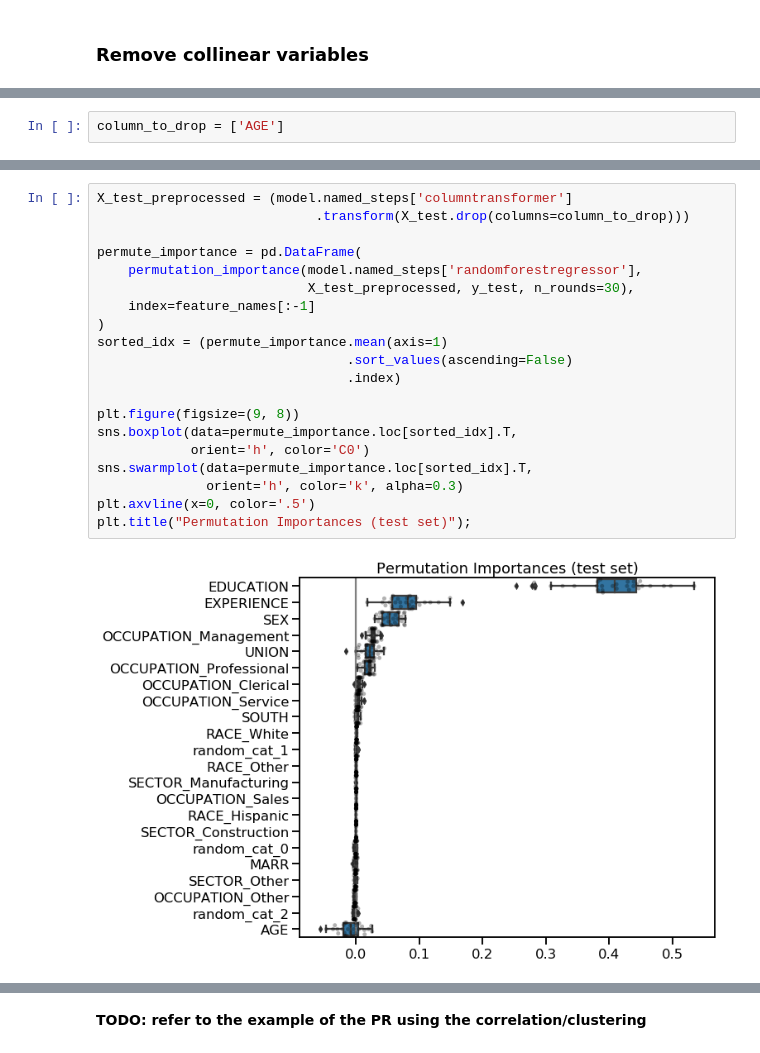
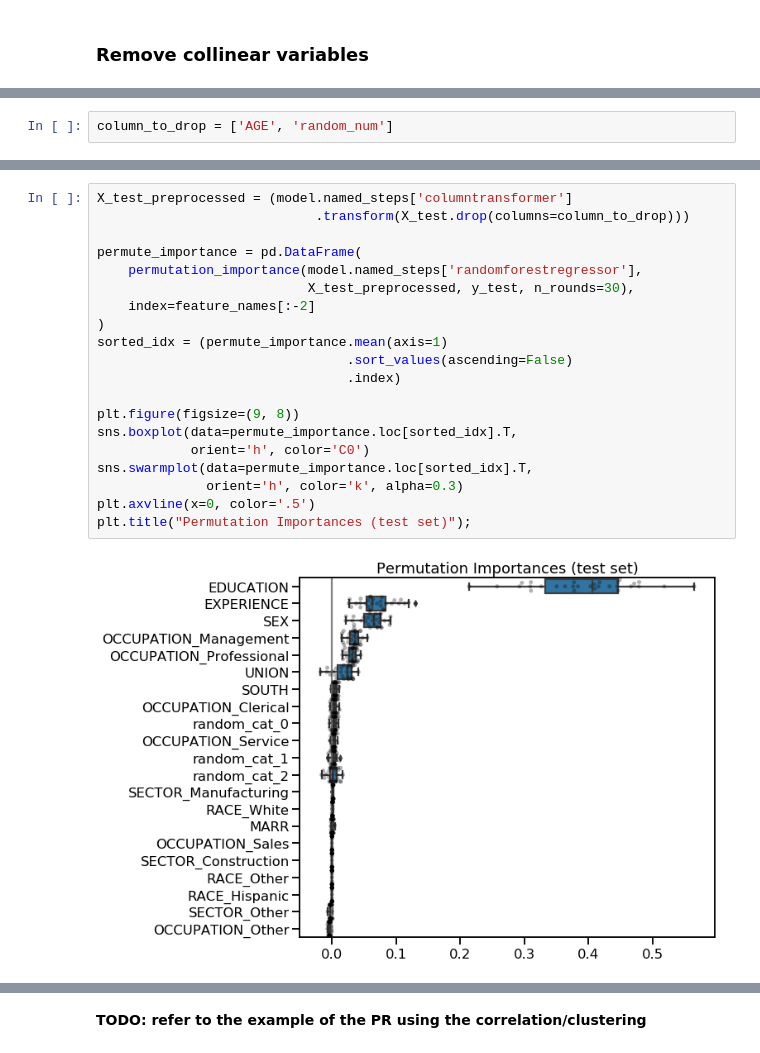
Before and after one commit to glemaitre/scikit-learn-workshop-2019, a Jupyter notebook: notebook.ipynb, the cells around one changed output, grey strips where cells are left out. Drawn from its saved outputs; the diff is of its cells as text.

```diff
--- a/notebook.ipynb
+++ b/notebook.ipynb
@@ -488,5 +500,5 @@ plt.title("Permutation Importances (train set)");
 # %%
-column_to_drop = ['AGE']
+column_to_drop = ['AGE', 'random_num']
 # %%
 model.fit(X_train.drop(columns=column_to_drop), y_train)
 
@@ -508,25 +520,25 @@ tree_feature_importances = pd.DataFrame(
 # %%
 X_test_preprocessed = (model.named_steps['columntransformer']
                             .transform(X_test.drop(columns=column_to_drop)))
 
 permute_importance = pd.DataFrame(
     permutation_importance(model.named_steps['randomforestregressor'],
                            X_test_preprocessed, y_test, n_rounds=30),
-    index=feature_names[:-1]
+    index=feature_names[:-2]
 )
 sorted_idx = (permute_importance.mean(axis=1)
                                 .sort_values(ascending=False)
                                 .index)
 
 plt.figure(figsize=(9, 8))
 sns.boxplot(data=permute_importance.loc[sorted_idx].T,
             orient='h', color='C0')
 sns.swarmplot(data=permute_importance.loc[sorted_idx].T,
               orient='h', color='k', alpha=0.3)
 plt.axvline(x=0, color='.5')
 plt.title("Permutation Importances (test set)");
 # %% [output]
-[figure, old version]
+[figure, new version]
 # %%
 X_train_preprocessed = (model.named_steps['columntransformer']
                              .transform(X_train.drop(columns=column_to_drop)))
```
Also changed, not shown: parts of 23 cells of this notebook.
